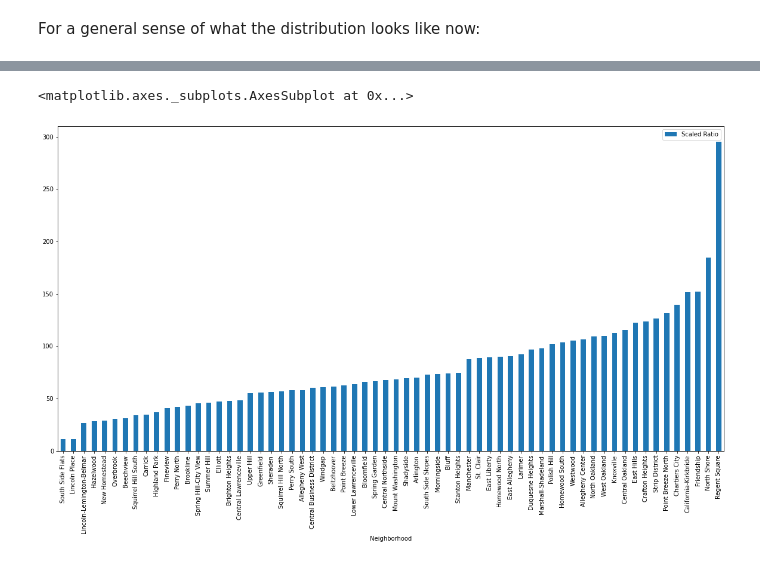
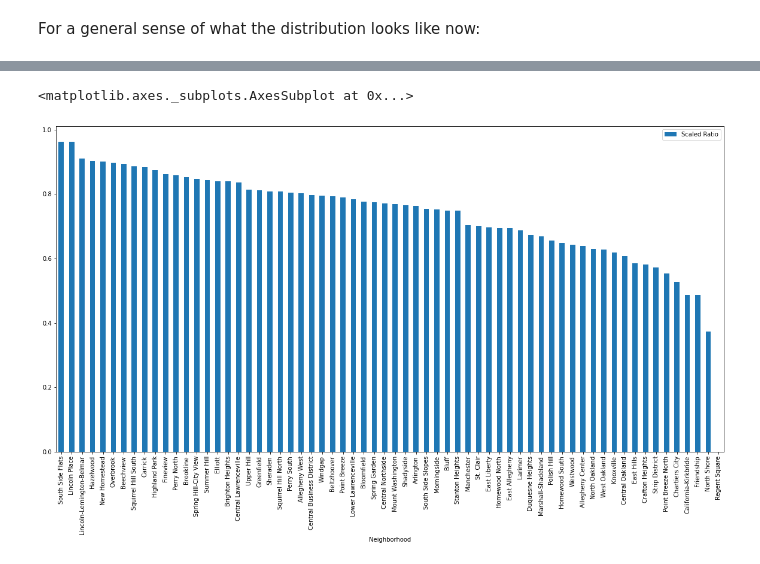
Before and after one commit to chris-mohri/finalProject0010, a Jupyter notebook: FinalNotebook.ipynb, the cells around one changed output, grey strips where cells are left out. Cells and saved outputs as stored; diff of their text form; code cells hidden in the pictures.

```diff
--- a/FinalNotebook.ipynb
+++ b/FinalNotebook.ipynb
@@ -398,7 +458,7 @@ map2.plot(column='average_daily_car_traffic', # set the data to be used for colo
 Since it's clear from the map to see that many of the large neighborhoods have a medium traffic count, so in order to get a better representation of the traffic in the neighborhoods, I imported a neighborhood size data set. By dividing the traffic count by the square miles of the neighborhoods, we are given a ratio to represent the traffic density in each neighborhood to give a better depiction of how much traffic you will actually see.
 # %%
 # Import Neighborhood Snap Data set
-hoodSize = pd.read_csv("Neighborhoods_with_SNAP_Data.csv",index_col = False)
+hoodSize = pd.read_csv("neighborhoodSize.csv",index_col = False)
 #keep only the neighborhood and neighborhood size
 hoodSize=hoodSize[["Neighborhood_2010_SQMILES", "SNAP_All_csv_Neighborhood"]]
 # Rename column name for simplicity
@@ -480,11 +540,17 @@ Next, we have to combine the three sub-metrics into one over-arching metric to d
 
 **Public Art**: As we've seen, the bar graph was heavily skewed with a low of around 1 and a high of around 85. Because of this, we decided to first lower the magnitude of these values by square rooting.
 # %%
-scaledRatio=[]
+scaledRatioArt=[]
+scaledRatioArt2=[]
 for num in ratio:
-    scaledRatio.append(num**(1/2))
+    scaledRatioArt.append(num**(1/2))
 
-d3 = {"Neighborhood": neighborhood, "Scaled Ratio":scaledRatio}
+maxValue=max(scaledRatioArt)
+
+for num in scaledRatioArt:
+    scaledRatioArt2.append(num/maxValue)
+
+d3 = {"Neighborhood": neighborhoodList, "Scaled Ratio":scaledRatioArt2}
 dfScaled = pd.DataFrame(data=d3)
 # %% [markdown]
 For a general sense of what the distribution looks like now:
@@ -500,7 +566,12 @@ artScaledSorted.plot.bar(x="Neighborhood", y="Scaled Ratio",rot=90, figsize=(20,
 # %%
 scaledRatiosigns=[]
+scaledRatiosigns2=[]
 for num in stoptable['Stop Signs']:
     scaledRatiosigns.append(num**(1/2))
 
-d4 = {"Neighborhood": stoptable['Neighborhood'], "Scaled Ratio":scaledRatiosigns}
+maxValue=max(scaledRatiosigns)
+for num in scaledRatiosigns:
+    scaledRatiosigns2.append(num/maxValue)
+
+d4 = {"Neighborhood": stoptable['Neighborhood'], "Scaled Ratio":scaledRatiosigns2}
 dfScaledsigns = pd.DataFrame(data=d4)
@@ -516,15 +588,21 @@ signScaledSorted.plot.bar(x="Neighborhood", y="Scaled Ratio",rot=90, figsize=(20
 # %%
 scaledRatioTraffic=[]
+scaledRatioTraffic2=[]
 
 for num in combinedDf['ratio']:
     scaledRatioTraffic.append(num**(1/2))
 
-d5 = {"Neighborhood": combinedDf['neighborhood'], "Scaled Ratio":scaledRatioTraffic}
+maxValue=max(scaledRatioTraffic)
+
+for num in scaledRatioTraffic:
+    scaledRatioTraffic2.append(1-num/maxValue)
+
+d5 = {"Neighborhood": combinedDf['neighborhood'], "Scaled Ratio":scaledRatioTraffic2}
 dfScaledTraffic = pd.DataFrame(data=d5)
 # %%
 signScaledSorted=dfScaledTraffic
-signScaledSorted=signScaledSorted.sort_values(by='Scaled Ratio', ascending=True) # to sort the bar graph from greatest to least
+signScaledSorted=signScaledSorted.sort_values(by='Scaled Ratio', ascending=False) # to sort the bar graph from greatest to least
 signScaledSorted.plot.bar(x="Neighborhood", y="Scaled Ratio",rot=90, figsize=(20,10))
 # %% [output]
 <matplotlib.axes._subplots.AxesSubplot at 0x...>
-[figure, old version]
+[figure, new version]
```
Also changed, not shown: parts of 29 cells of this notebook.
